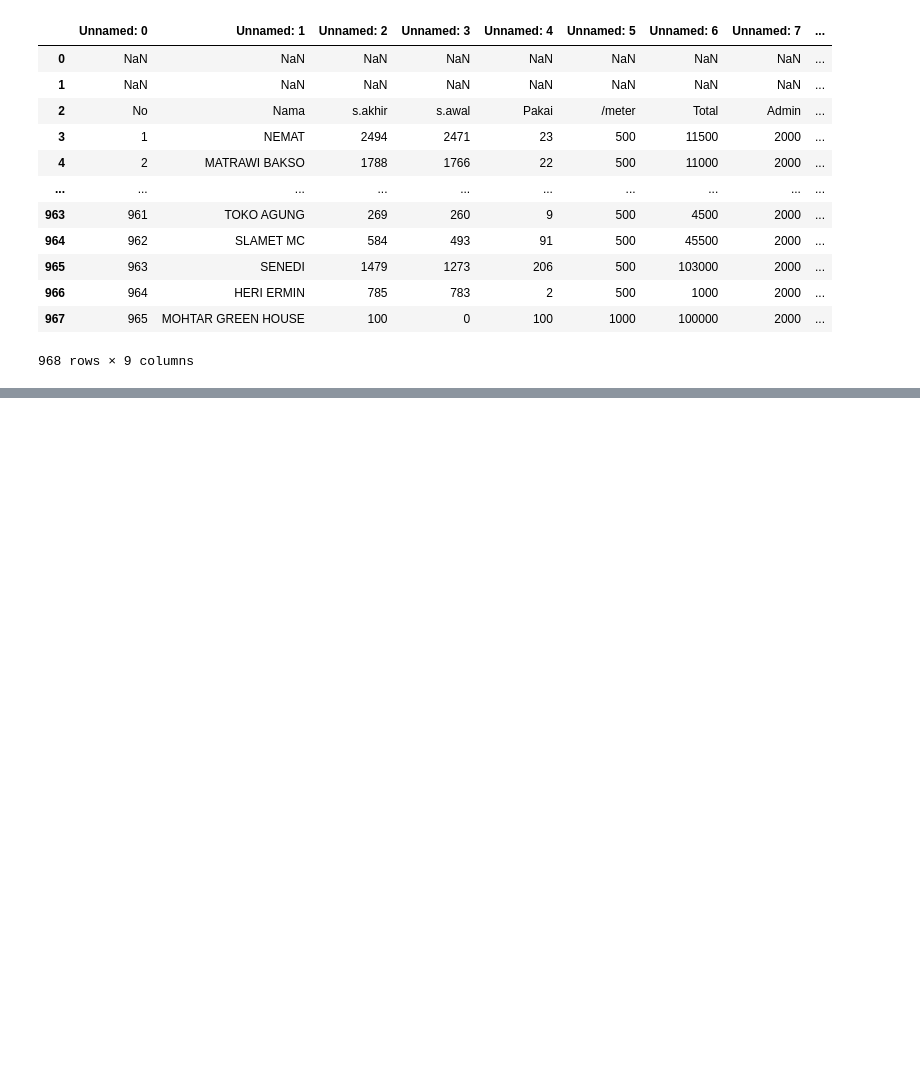
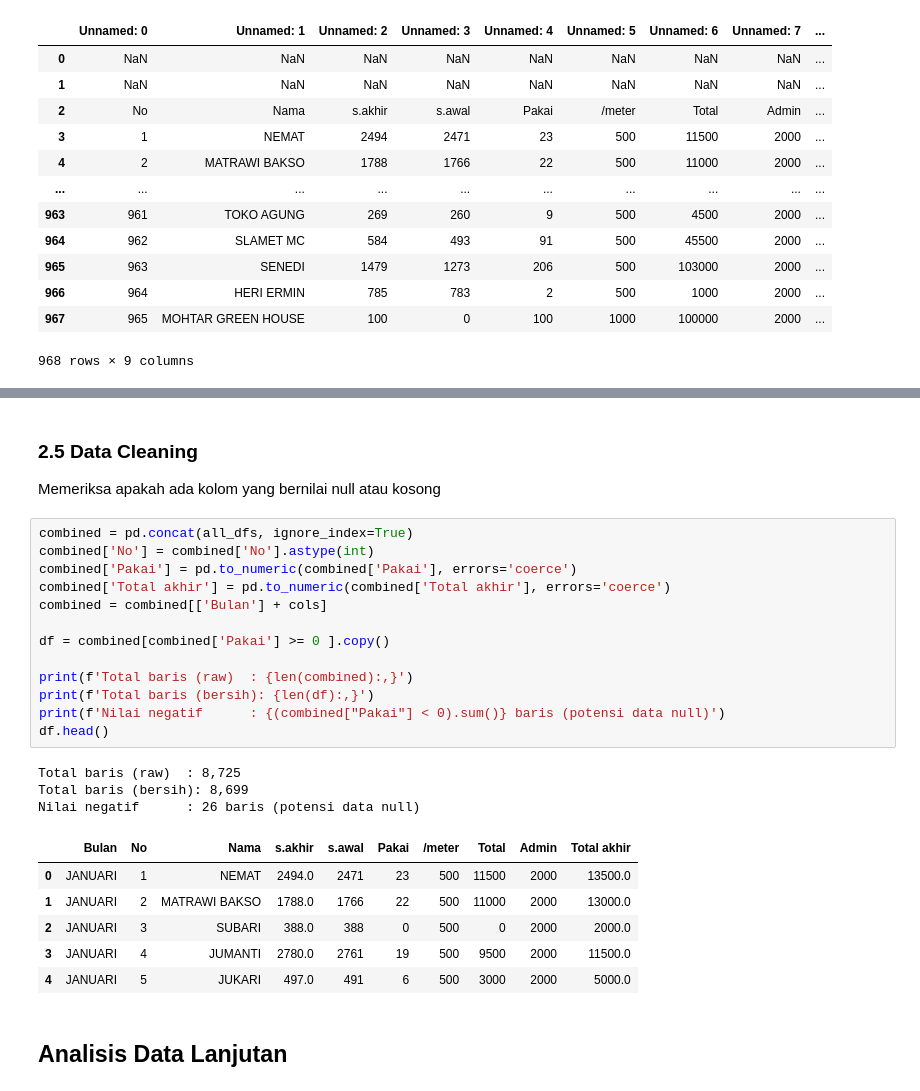
Before and after one commit to icunicn/UAS, a Jupyter notebook: Data_science.ipynb, the cells around one changed output, grey strips where cells are left out. Drawn from its saved outputs; the diff is of its cells as text; blank space fills up the shorter version.

```diff
--- a/Data_science.ipynb
+++ b/Data_science.ipynb
@@ -106,0 +126,28 @@ Total baris: 9697
+# %% [markdown]
+### 2.5 Data Cleaning
+Memeriksa apakah ada kolom yang bernilai null atau kosong
+# %%
+combined = pd.concat(all_dfs, ignore_index=True)
+combined['No'] = combined['No'].astype(int)
+combined['Pakai'] = pd.to_numeric(combined['Pakai'], errors='coerce')
+combined['Total akhir'] = pd.to_numeric(combined['Total akhir'], errors='coerce')
+combined = combined[['Bulan'] + cols]
+
+df = combined[combined['Pakai'] >= 0 ].copy()
+
+print(f'Total baris (raw)  : {len(combined):,}')
+print(f'Total baris (bersih): {len(df):,}')
+print(f'Nilai negatif      : {(combined["Pakai"] < 0).sum()} baris (potensi data null)')
+df.head()
+# %% [output]
+Total baris (raw)  : 8,725
+Total baris (bersih): 8,699
+Nilai negatif      : 26 baris (potensi data null)
+|  | Bulan | No | Nama | s.akhir | s.awal | Pakai | /meter | Total | Admin | Total akhir |
+| 0 | JANUARI | 1 | NEMAT | 2494.0 | 2471 | 23 | 500 | 11500 | 2000 | 13500.0 |
+| 1 | JANUARI | 2 | MATRAWI BAKSO | 1788.0 | 1766 | 22 | 500 | 11000 | 2000 | 13000.0 |
+| 2 | JANUARI | 3 | SUBARI | 388.0 | 388 | 0 | 500 | 0 | 2000 | 2000.0 |
+| 3 | JANUARI | 4 | JUMANTI | 2780.0 | 2761 | 19 | 500 | 9500 | 2000 | 11500.0 |
+| 4 | JANUARI | 5 | JUKARI | 497.0 | 491 | 6 | 500 | 3000 | 2000 | 5000.0 |
+# %% [markdown]
+## Analisis Data Lanjutan
```
Also changed, not shown: parts of 19 cells of this notebook.
